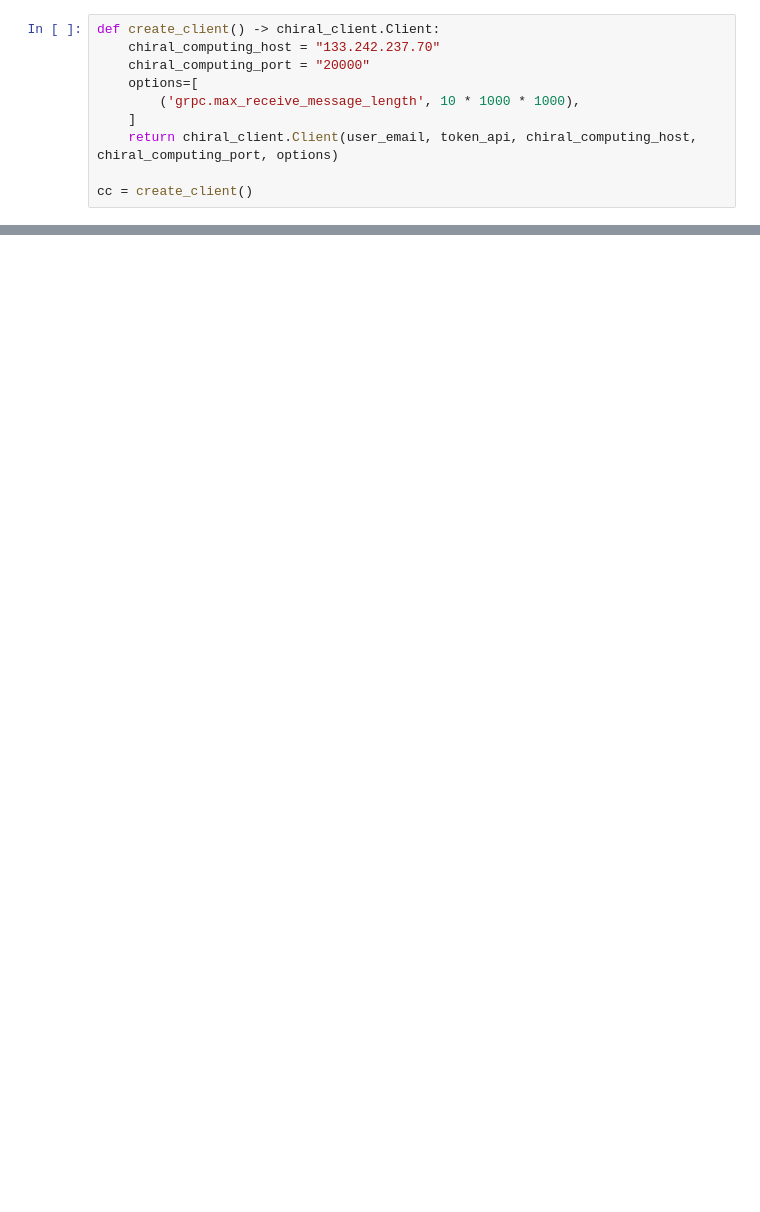
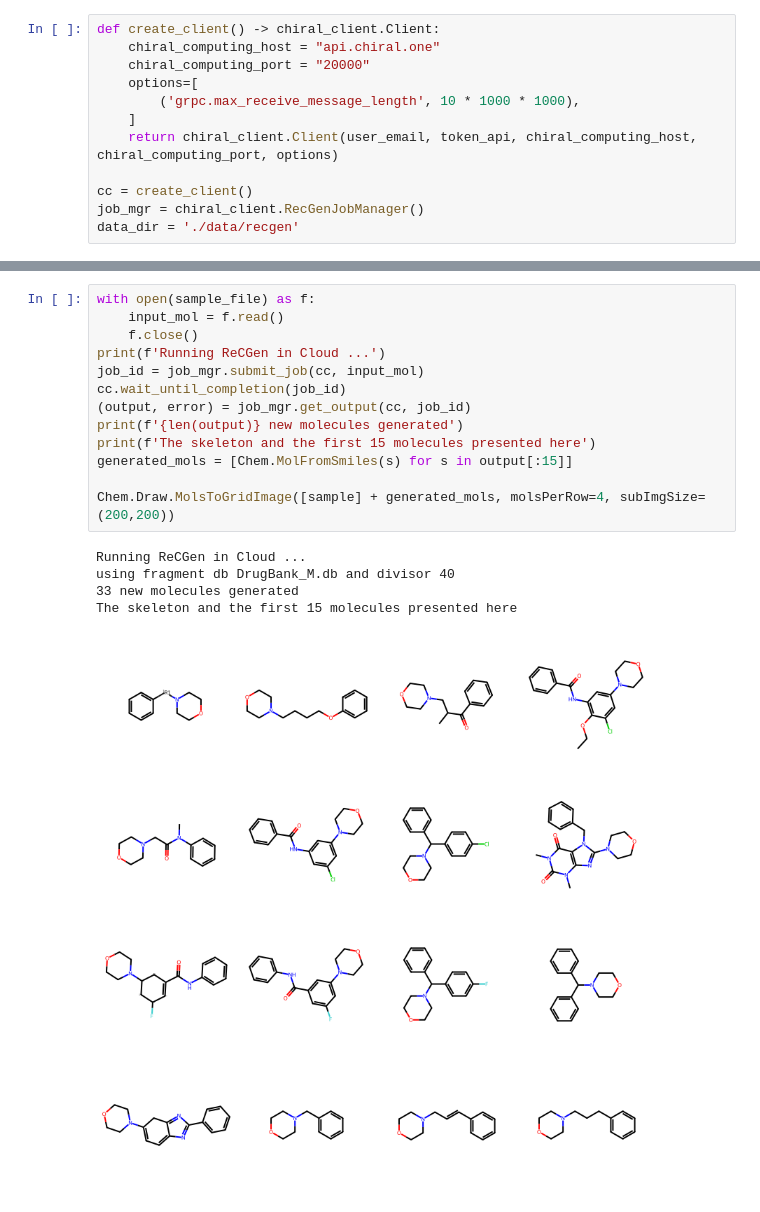
Before and after one commit to chiral-data/chiral-client-python, a Jupyter notebook: examples/recgen.ipynb, the cells around one changed output, grey strips where cells are left out. Cells and saved outputs as stored; diff of their text form; blank space fills up the shorter version.

```diff
--- a/examples/recgen.ipynb
+++ b/examples/recgen.ipynb
@@ -12,7 +15,7 @@ token_api = os.environ['CHIRAL_TOKEN_API']
 chiral client version: 0.2.1
 # %%
 def create_client() -> chiral_client.Client:
-    chiral_computing_host = "133.242.237.70"
+    chiral_computing_host = "api.chiral.one"
     chiral_computing_port = "20000"
     options=[
         ('grpc.max_receive_message_length', 10 * 1000 * 1000),
@@ -20,4 +23,6 @@ def create_client() -> chiral_client.Client:
     return chiral_client.Client(user_email, token_api, chiral_computing_host, chiral_computing_port, options)
 
 cc = create_client()
+job_mgr = chiral_client.RecGenJobManager()
+data_dir = './data/recgen'
 # %%
@@ -50,0 +58,19 @@ using fragment db DrugBank_M.db and divisor 40
+# %%
+with open(sample_file) as f:
+    input_mol = f.read()
+    f.close()
+print(f'Running ReCGen in Cloud ...')
+job_id = job_mgr.submit_job(cc, input_mol)
+cc.wait_until_completion(job_id)
+(output, error) = job_mgr.get_output(cc, job_id)
+print(f'{len(output)} new molecules generated')
+print(f'The skeleton and the first 15 molecules presented here')
+generated_mols = [Chem.MolFromSmiles(s) for s in output[:15]]
+
+Chem.Draw.MolsToGridImage([sample] + generated_mols, molsPerRow=4, subImgSize=(200,200))
+# %% [output]
+Running ReCGen in Cloud ...
+using fragment db DrugBank_M.db and divisor 40
+33 new molecules generated
+The skeleton and the first 15 molecules presented here
+[figure, added]
```
Also changed, not shown: parts of 5 cells of this notebook, 6 other files.
